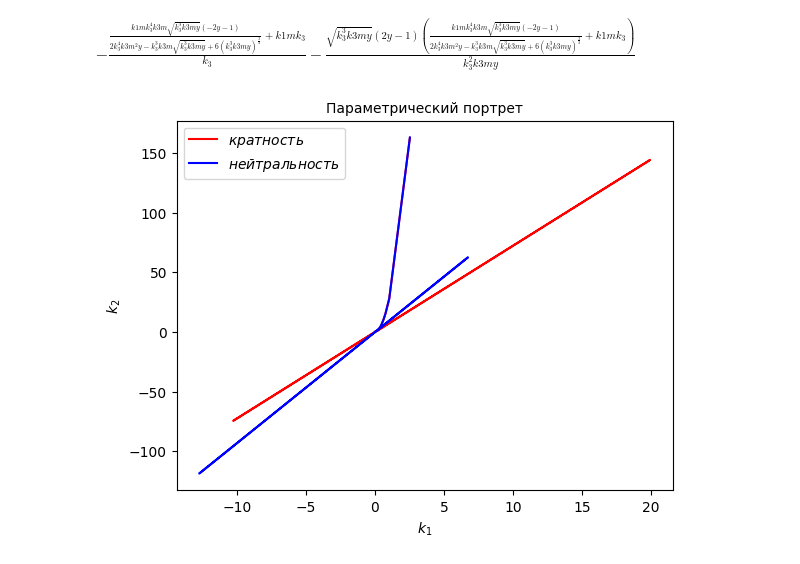
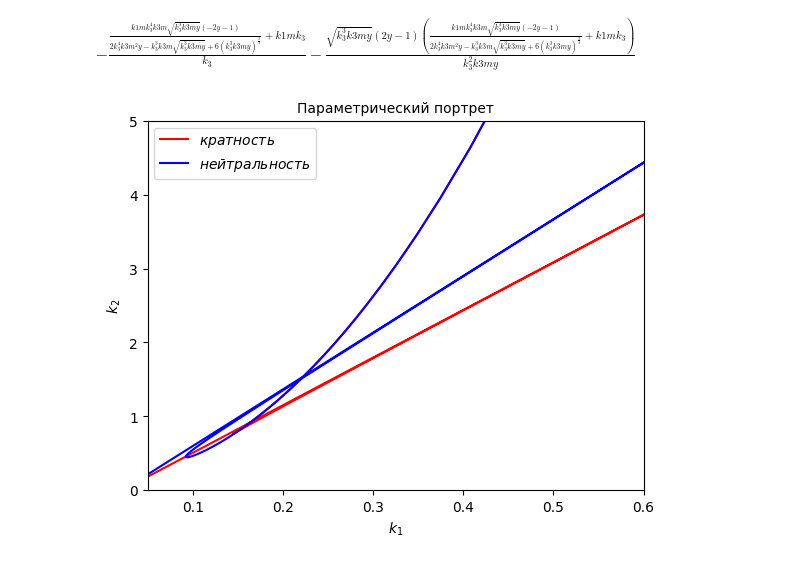
Before and after one commit to AlenaSetukha/KTMM, a Jupyter notebook: task2/main.ipynb, the cells around one changed output. Drawn from its saved outputs; the diff is of its cells as text; code cells hidden in the pictures.

```diff
--- a/task2/main.ipynb
+++ b/task2/main.ipynb
@@ -486,33 +486,35 @@ $\displaystyle - \frac{\frac{k1m k_{3}^{4} k3m \sqrt{k_{3}^{3} k3m y} \left(- 2
 # Инициализация параметров
 k1m_val = 0.01
 k3val = 0.0032
-k3m_val = 0.002
+k3m_val = 0.003
 
 
 #Независимая переменная в крестности точки седловой бифуркации
 y_k = np.linspace(0.0001, 0.5, 1000) #при 0 решение не определено
 x_val = [x_func0(y_k[i], k3val, k3m_val) for i in range(len(y_k))]
 
 # Построение линии кратности(detA = 0)
 k2_val = [sol_k2_func(y_k[i], k1m_val, k3val, k3m_val) for i in range(len(y_k))]
 k1_val = [sol_k1_func(y_k[i], k1m_val, k3val, k3m_val) for i in range(len(y_k))]
 x_val, y_permis, k1_val, k2_val = zip(*[(x, y, z, d) for x, y, z, d in zip(x_val, y_k, k1_val, k2_val) if 0 <= x <= 1])
 plt.plot(k1_val, k2_val, color = 'red', label='$k_2(k_1)$')
 
 
 # Построение линии нейтральности(traceA = 0)
 k2_val = [sol_k2_func_tr(y_k[i], k1m_val, k3val, k3m_val) for i in range(len(y_k))]
 k1_val = [sol_k1_func_tr(y_k[i], k1m_val, k3val, k3m_val) for i in range(len(y_k))]
 x_val, y_permis, k1_val, k2_val = zip(*[(x, y, z, d) for x, y, z, d in zip(x_val, y_k, k1_val, k2_val) if 0 <= x <= 1])
 plt.plot(k1_val, k2_val, color = 'blue', label='$k_2(k_1)$')
 
 # Оформление графика
 plt.title('Параметрический портрет')
 plt.xlabel('$k_1$')
 plt.ylabel('$k_2$')
+plt.xlim(0.05, 0.6)
+plt.ylim(0, 5)
 plt.legend(['$кратность$', '$нейтральность$'])
 
 
 plt.show()
 # %% [output]
-[figure, old version]
+[figure, new version]
```
